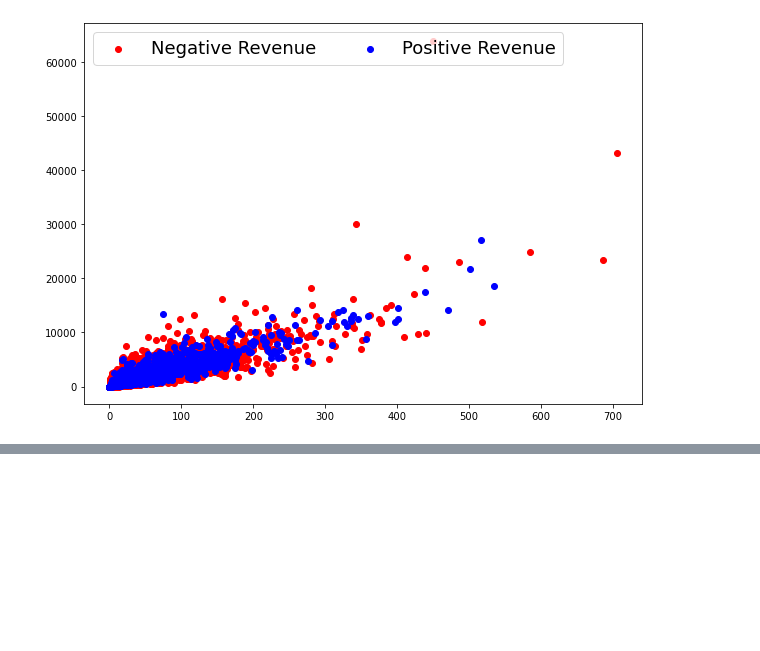
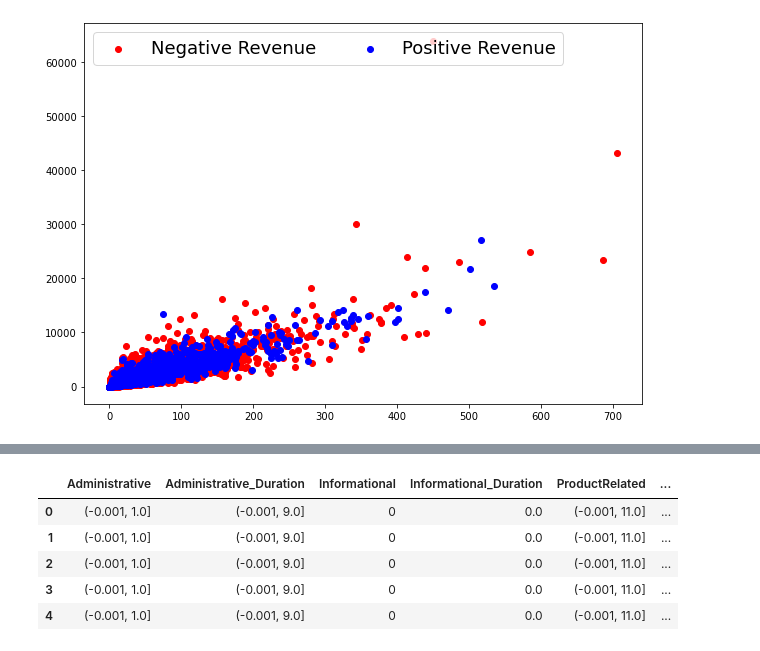
Before and after one commit to LBNphoenix/Aicadium_code, a Jupyter notebook: Aicadium_code.ipynb, the cells around one changed output, grey strips where cells are left out. Cells and saved outputs as stored; diff of their text form; code cells hidden in the pictures; blank space fills up the shorter version.

```diff
--- a/Aicadium_code.ipynb
+++ b/Aicadium_code.ipynb
@@ -167,0 +184,8 @@ plt.show()
+# %%
+df_eco_dropdp['BounceRates'] =  pd.qcut(df_eco_dropdp['BounceRates'], q=2)
+# %%
+df_eco_dropdp['ExitRates'] =  pd.qcut(df_eco_dropdp['ExitRates'], q=10)
+# %%
+df_eco_dropdp.loc[ df_eco_dropdp['PageValues']>0,  'PageValues'] = 1
+# %%
+df_eco_dropdp.loc[ df_eco_dropdp['SpecialDay']>0,  'SpecialDay'] = 1
@@ -167,0 +200,9 @@ plt.show()
+# %%
+df_eco_dropdp.head()
+# %% [output]
+|  | Administrative | Administrative_Duration | Informational | Informational_Duration | ProductRelated | ... |
+| 0 | (-0.001, 1.0] | (-0.001, 9.0] | 0 | 0.0 | (-0.001, 11.0] | ... |
+| 1 | (-0.001, 1.0] | (-0.001, 9.0] | 0 | 0.0 | (-0.001, 11.0] | ... |
+| 2 | (-0.001, 1.0] | (-0.001, 9.0] | 0 | 0.0 | (-0.001, 11.0] | ... |
+| 3 | (-0.001, 1.0] | (-0.001, 9.0] | 0 | 0.0 | (-0.001, 11.0] | ... |
+| 4 | (-0.001, 1.0] | (-0.001, 9.0] | 0 | 0.0 | (-0.001, 11.0] | ... |
```
Also changed, not shown: parts of 18 cells of this notebook.
